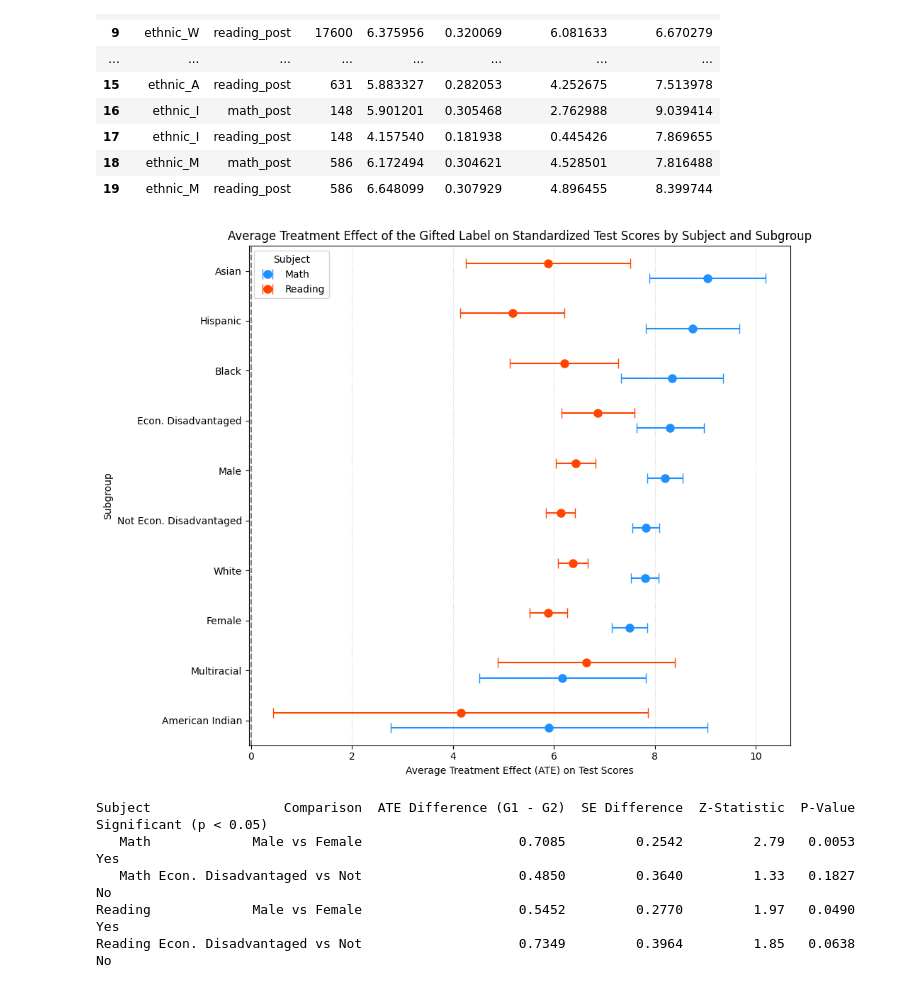
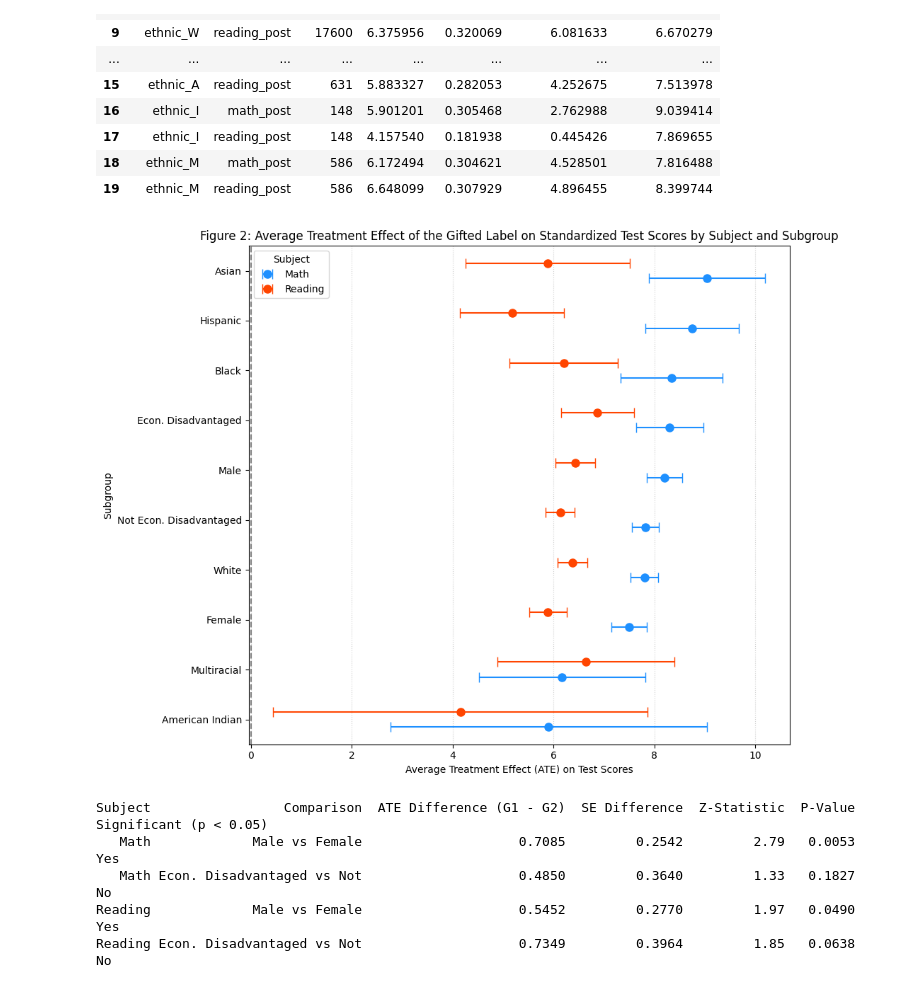
Before and after one commit to dmatten1/gifted-paper, a Jupyter notebook: analysis.ipynb, the cells around one changed output. Drawn from its saved outputs; the diff is of its cells as text; code cells hidden in the pictures.

Commit message:
add figure

```diff
--- a/analysis.ipynb
+++ b/analysis.ipynb
@@ -561,35 +561,35 @@ df_plot['y_pos'] = df_plot['Group'].map(y_pos_map)
 y_offset = 0.15
 df_plot['plot_y'] = df_plot['y_pos'] + df_plot['Subject'].map({'Math': -y_offset, 'Reading': y_offset})
 
 
 # --- 4. Generate the Plot ---
 fig, ax = plt.subplots(figsize=(10, 8))
 
 # Plot Math and Reading points with error bars separately
 math_df = df_plot[df_plot['Subject'] == 'Math']
 ax.errorbar(x=math_df['ATE'], y=math_df['plot_y'], xerr=math_df['error'],
             fmt='o', color='dodgerblue', capsize=5, label='Math', markersize=8)
 
 reading_df = df_plot[df_plot['Subject'] == 'Reading']
 ax.errorbar(x=reading_df['ATE'], y=reading_df['plot_y'], xerr=reading_df['error'],
             fmt='o', color='orangered', capsize=5, label='Reading', markersize=8)
 
 # --- 5. Formatting ---
 ax.axvline(0, color='gray', linestyle='--')
 ax.set_yticks(ticks=range(len(sorted_groups)))
 ax.set_yticklabels(sorted_groups)
 ax.set_ylim(-0.5, len(sorted_groups) - 0.5)
 
 ax.set_xlabel("Average Treatment Effect (ATE) on Test Scores")
 ax.set_ylabel("Subgroup")
 ax.legend(title='Subject', loc='best')
 ax.grid(True, axis='x', linestyle=':', alpha=0.6)
-ax.set_title("Average Treatment Effect of the Gifted Label on Standardized Test Scores by Subject and Subgroup")
+ax.set_title("Figure 2: Average Treatment Effect of the Gifted Label on Standardized Test Scores by Subject and Subgroup")
 
 plt.tight_layout()
 plt.show()
 # %% [output]
-[figure, old version]
+[figure, new version]
 # %%
 #test statistic!! for differences
 
```
Also changed, not shown: parts of 3 cells of this notebook, 4 other files.
